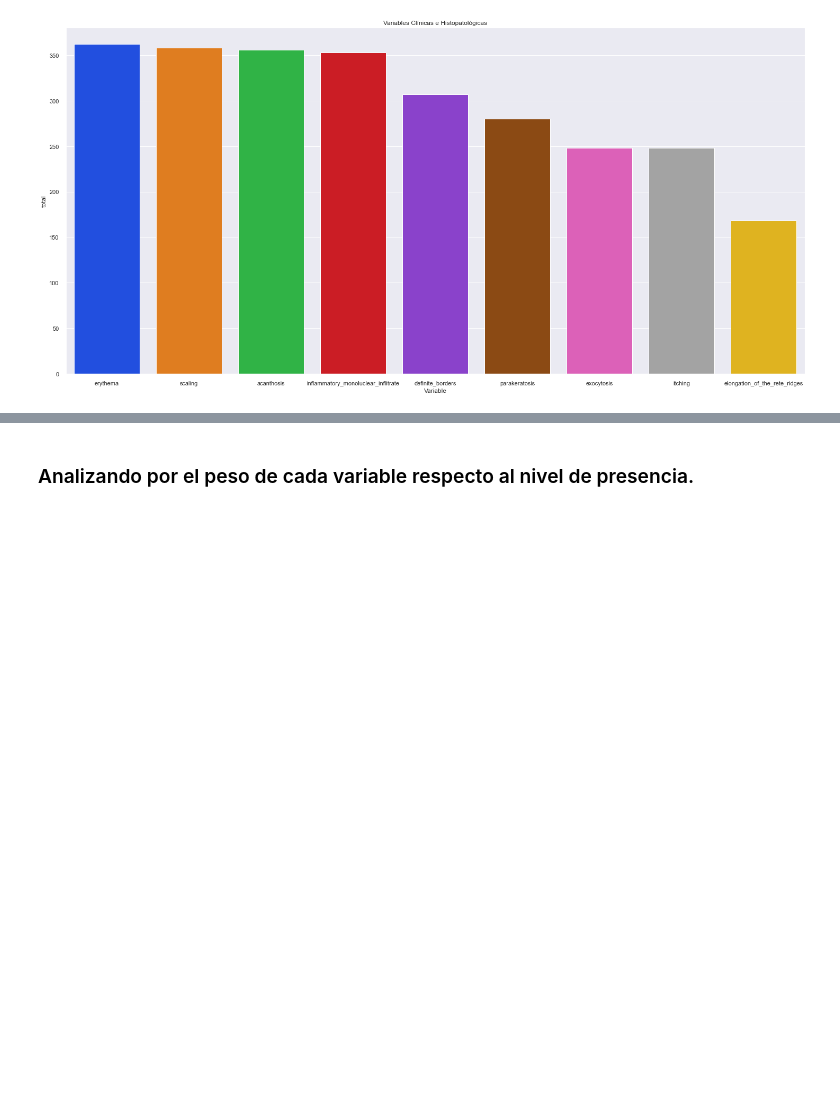
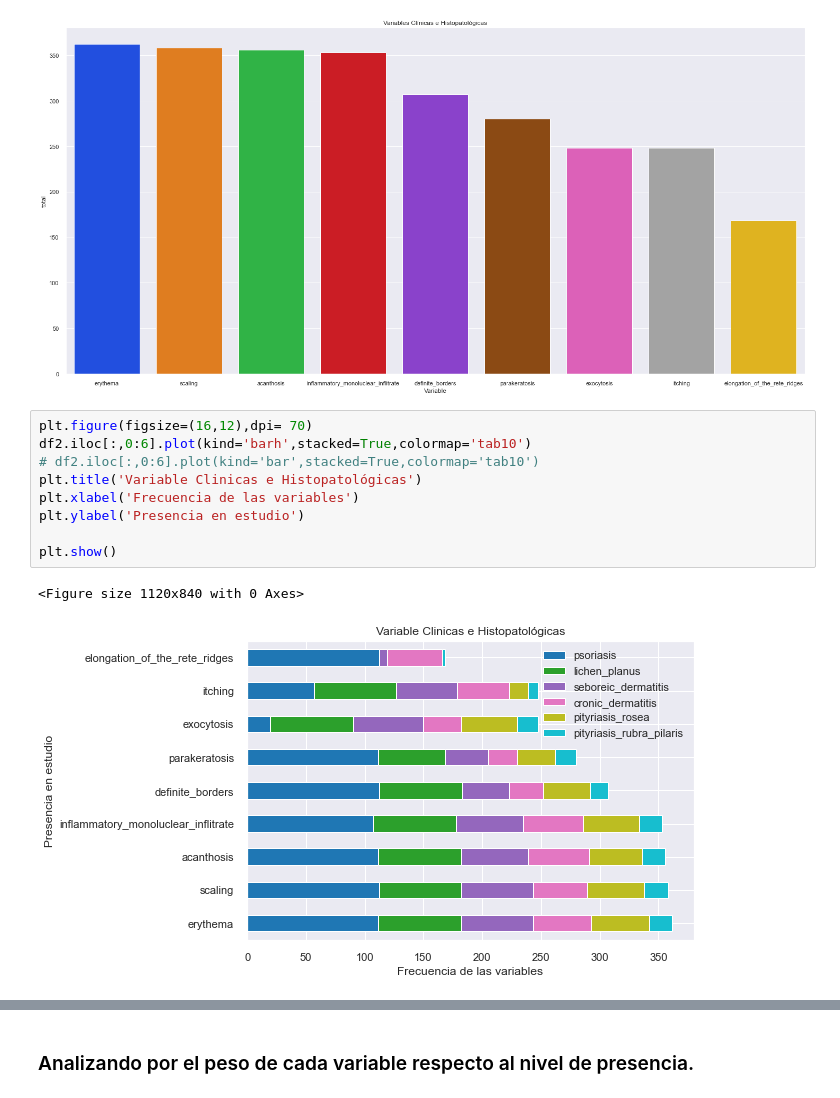
Before and after one commit to RodrigoPLpz/dermatology, a Jupyter notebook: delivery/dermatology_project01_m2_python.ipynb, the cells around one changed output, grey strips where cells are left out. Saved outputs shown, nothing was run; the diff lists cells and outputs as text; blank space fills up the shorter version.

Commit message:
Actualización del archivo principal
gráfica con porcentaje de presencia de la variable en clases de enfermedades dermatológicas

```diff
--- a/delivery/dermatology_project01_m2_python.ipynb
+++ b/delivery/dermatology_project01_m2_python.ipynb
@@ -657,3 +657,15 @@ sns.barplot(x=df2.index,y=df2['total'])
 plt.show()
 # %% [output]
 [figure]
+# %%
+plt.figure(figsize=(16,12),dpi= 70)
+df2.iloc[:,0:6].plot(kind='barh',stacked=True,colormap='tab10')
+# df2.iloc[:,0:6].plot(kind='bar',stacked=True,colormap='tab10')
+plt.title('Variable Clinicas e Histopatológicas')
+plt.xlabel('Frecuencia de las variables')
+plt.ylabel('Presencia en estudio')
+
+plt.show()
+# %% [output]
+<Figure size 1120x840 with 0 Axes>
+[figure, added]
```
Also changed, not shown: parts of 3 cells of this notebook.
